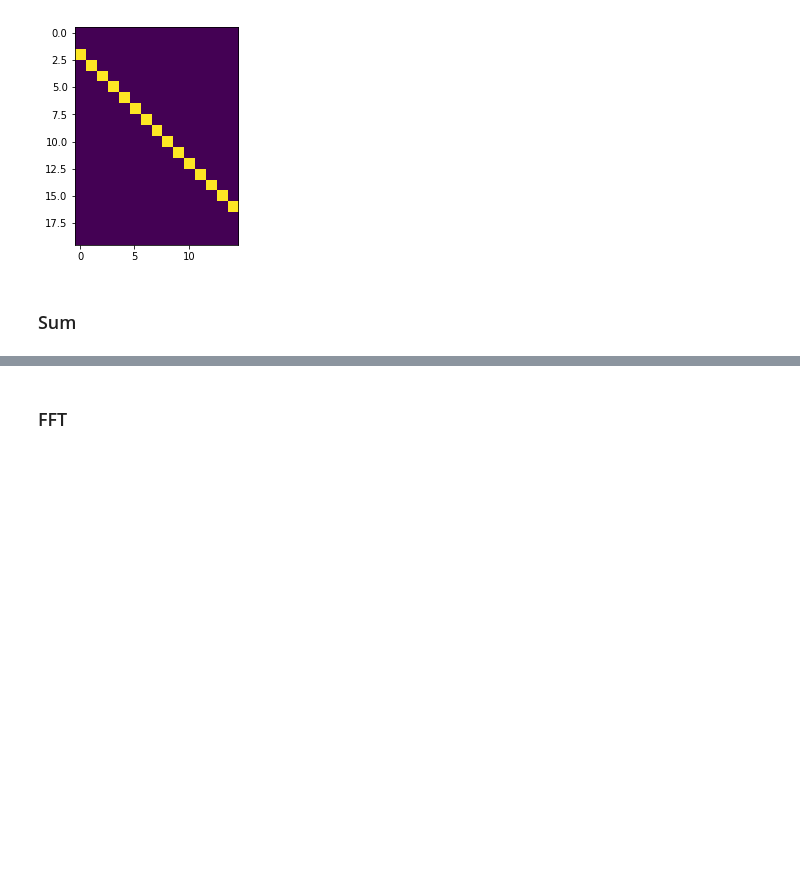
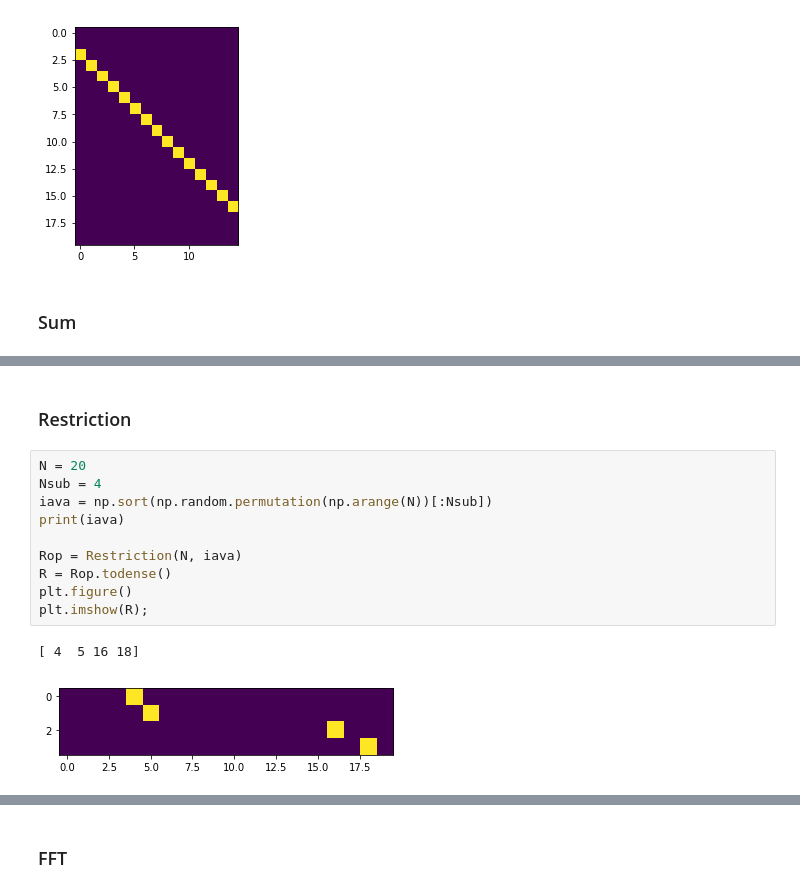
Before and after one commit to PyLops/pylops_notebooks, a Jupyter notebook: developement/Visualize_Operators.ipynb, the cells around one changed output, grey strips where cells are left out. Cells and saved outputs as stored; diff of their text form; blank space fills up the shorter version.

```diff
--- a/developement/Visualize_Operators.ipynb
+++ b/developement/Visualize_Operators.ipynb
@@ -185,0 +282,15 @@ plt.imshow(S);
+# %% [markdown]
+### Restriction
+# %%
+N = 20
+Nsub = 4
+iava = np.sort(np.random.permutation(np.arange(N))[:Nsub])
+print(iava)
+
+Rop = Restriction(N, iava)
+R = Rop.todense()
+plt.figure()
+plt.imshow(R);
+# %% [output]
+[ 4  5 16 18]
+[figure, added]
```
Also changed, not shown: parts of 49 cells of this notebook, 17 other files.
